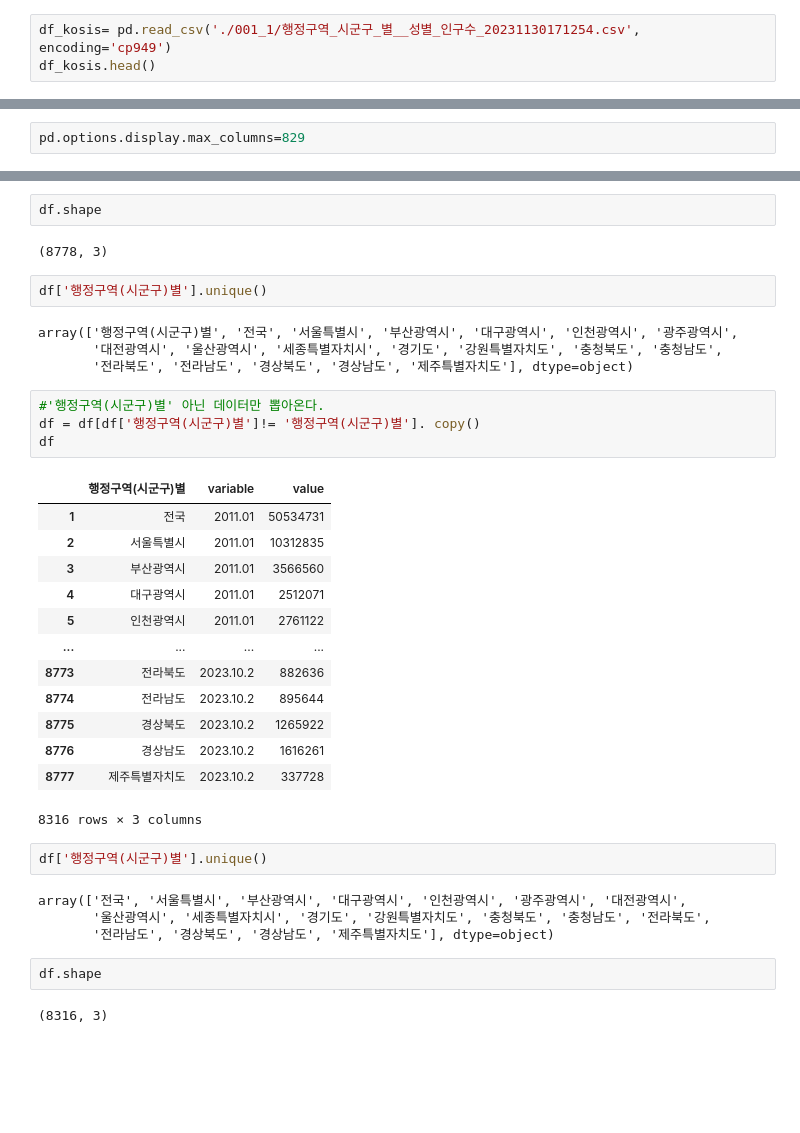
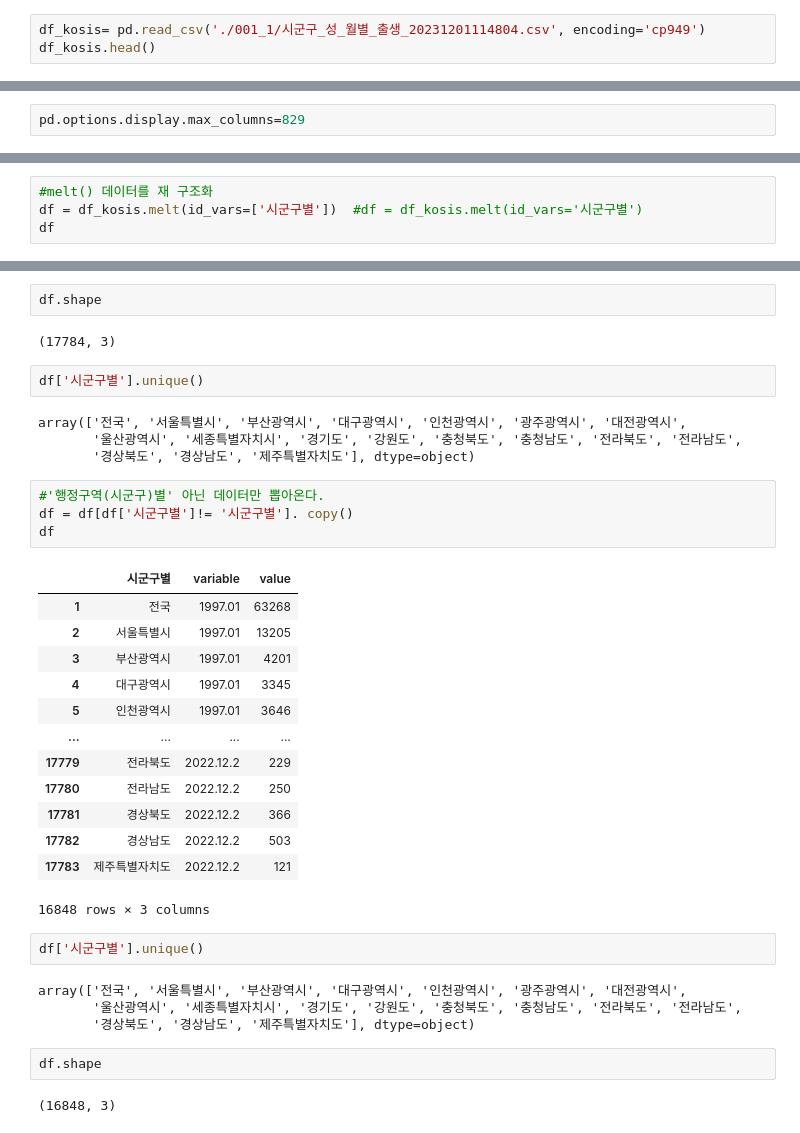
Before and after one commit to onleey/pandas_demo, a Jupyter notebook: 401_pandas_2020년_인구총조사.ipynb, the cells around one changed output, grey strips where cells are left out. Cells and saved outputs as stored; diff of their text form; blank space fills up the shorter version.

```diff
--- a/401_pandas_2020년_인구총조사.ipynb
+++ b/401_pandas_2020년_인구총조사.ipynb
@@ -49,4 +70,4 @@ import seaborn as ans
 # %%
-df_kosis= pd.read_csv('./001_1/행정구역_시군구_별__성별_인구수_20231130171254.csv', encoding='cp949')
+df_kosis= pd.read_csv('./001_1/시군구_성_월별_출생_20231201114804.csv', encoding='cp949')
 df_kosis.head()
 # %% [output]
@@ -108,0 +135,4 @@ df
+# %%
+#melt() 데이터를 재 구조화
+df = df_kosis.melt(id_vars=['시군구별'])  #df = df_kosis.melt(id_vars='시군구별')
+df
@@ -109,41 +153,41 @@ df
 # %%
 df.shape
 # %% [output]
-(8778, 3)
+(17784, 3)
 # %%
-df['행정구역(시군구)별'].unique()
+df['시군구별'].unique()
 # %% [output]
-array(['행정구역(시군구)별', '전국', '서울특별시', '부산광역시', '대구광역시', '인천광역시', '광주광역시',
-       '대전광역시', '울산광역시', '세종특별자치시', '경기도', '강원특별자치도', '충청북도', '충청남도',
-       '전라북도', '전라남도', '경상북도', '경상남도', '제주특별자치도'], dtype=object)
+array(['전국', '서울특별시', '부산광역시', '대구광역시', '인천광역시', '광주광역시', '대전광역시',
+       '울산광역시', '세종특별자치시', '경기도', '강원도', '충청북도', '충청남도', '전라북도', '전라남도',
+       '경상북도', '경상남도', '제주특별자치도'], dtype=object)
 # %%
 #'행정구역(시군구)별' 아닌 데이터만 뽑아온다.
-df = df[df['행정구역(시군구)별']!= '행정구역(시군구)별']. copy()
+df = df[df['시군구별']!= '시군구별']. copy()
 df
 # %% [output]
-|  | 행정구역(시군구)별 | variable | value |
-| 1 | 전국 | 2011.01 | 50534731 |
-| 2 | 서울특별시 | 2011.01 | 10312835 |
-| 3 | 부산광역시 | 2011.01 | 3566560 |
-| 4 | 대구광역시 | 2011.01 | 2512071 |
-| 5 | 인천광역시 | 2011.01 | 2761122 |
+|  | 시군구별 | variable | value |
+| 1 | 전국 | 1997.01 | 63268 |
+| 2 | 서울특별시 | 1997.01 | 13205 |
+| 3 | 부산광역시 | 1997.01 | 4201 |
+| 4 | 대구광역시 | 1997.01 | 3345 |
+| 5 | 인천광역시 | 1997.01 | 3646 |
 | ... | ... | ... | ... |
-| 8773 | 전라북도 | 2023.10.2 | 882636 |
-| 8774 | 전라남도 | 2023.10.2 | 895644 |
-| 8775 | 경상북도 | 2023.10.2 | 1265922 |
-| 8776 | 경상남도 | 2023.10.2 | 1616261 |
-| 8777 | 제주특별자치도 | 2023.10.2 | 337728 |
+| 17779 | 전라북도 | 2022.12.2 | 229 |
+| 17780 | 전라남도 | 2022.12.2 | 250 |
+| 17781 | 경상북도 | 2022.12.2 | 366 |
+| 17782 | 경상남도 | 2022.12.2 | 503 |
+| 17783 | 제주특별자치도 | 2022.12.2 | 121 |
-8316 rows × 3 columns
+16848 rows × 3 columns
 # %%
-df['행정구역(시군구)별'].unique()
+df['시군구별'].unique()
 # %% [output]
 array(['전국', '서울특별시', '부산광역시', '대구광역시', '인천광역시', '광주광역시', '대전광역시',
-       '울산광역시', '세종특별자치시', '경기도', '강원특별자치도', '충청북도', '충청남도', '전라북도',
-       '전라남도', '경상북도', '경상남도', '제주특별자치도'], dtype=object)
+       '울산광역시', '세종특별자치시', '경기도', '강원도', '충청북도', '충청남도', '전라북도', '전라남도',
+       '경상북도', '경상남도', '제주특별자치도'], dtype=object)
 # %%
 df.shape
 # %% [output]
-(8316, 3)
+(16848, 3)
 # %%
 df.info()
 # %% [output]
```
Also changed, not shown: parts of 76 cells of this notebook.
